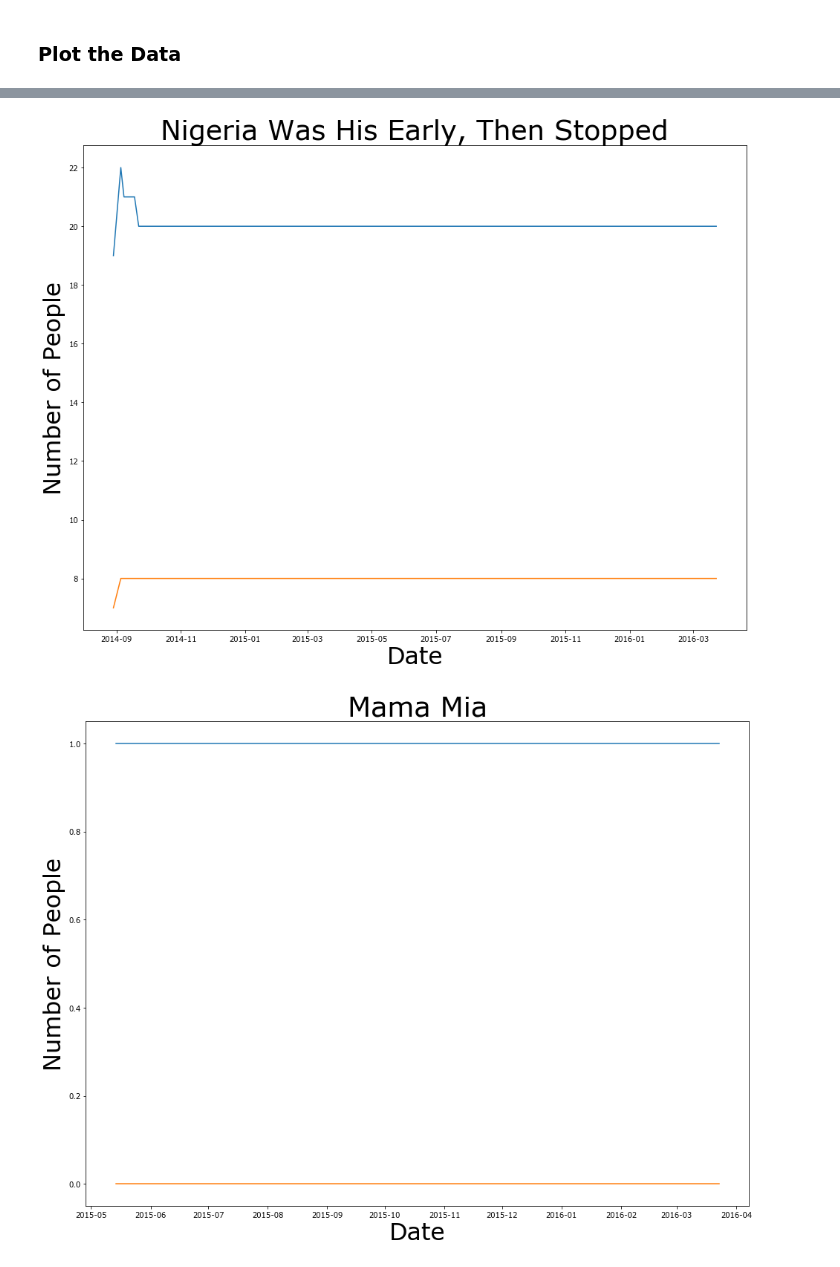
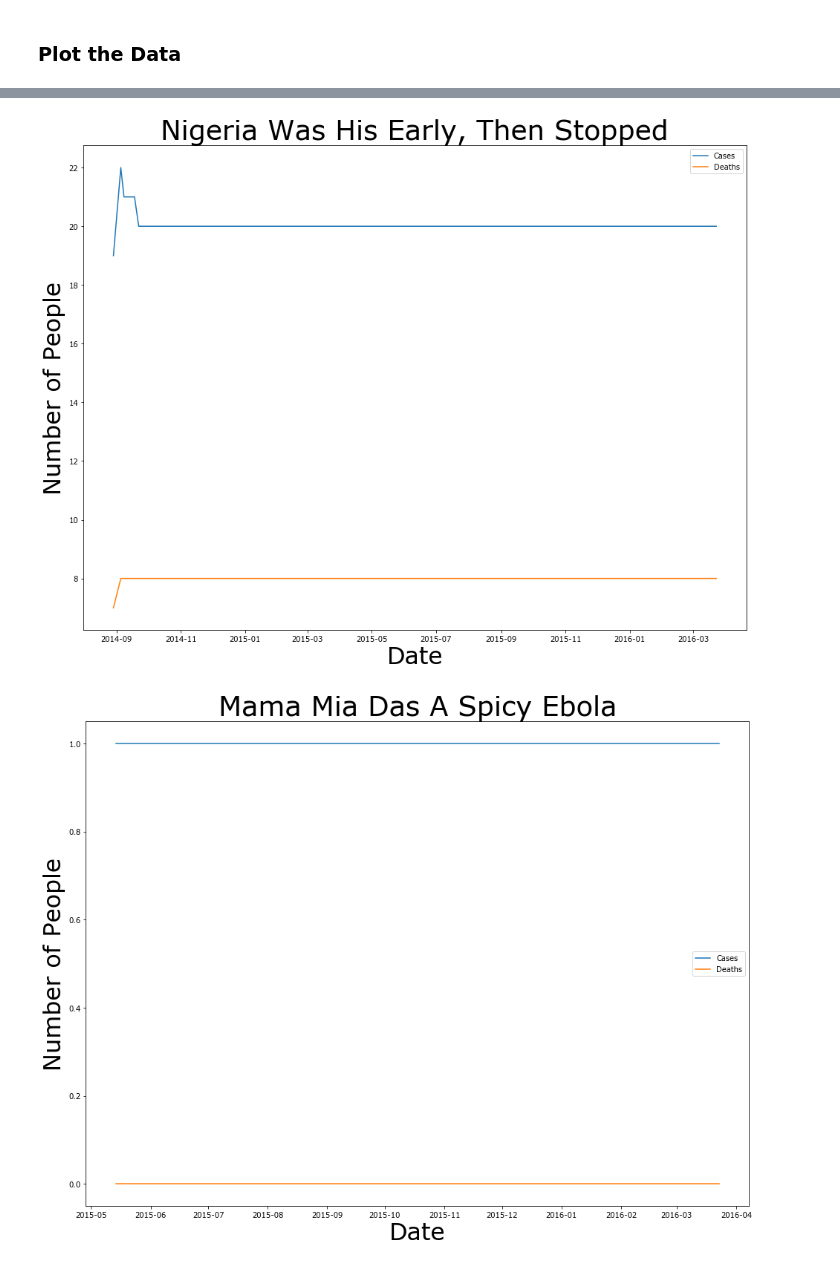
Before and after one commit to nmwhitehead/Ebola, a Jupyter notebook: Ebola.ipynb, the cells around one changed output, grey strips where cells are left out. Saved outputs shown, nothing was run; the diff lists cells and outputs as text; code cells hidden in the pictures.

Commit message:
made more graphs

```diff
--- a/Ebola.ipynb
+++ b/Ebola.ipynb
@@ -14,4 +14,4 @@ world_data['Date'] = pd.to_datetime(world_data['Date'])
 # %%
 # Let's add a column propable and suspected cases and deaths
 world_data['Unconfirmed Cases'] = world_data['No. of confirmed, probable and suspected cases'] - world_data['No. of confirmed cases']
-world_data['Unconfirmed Deaths']
+world_data['Unconfirmed Deaths'] = world_data['No. of confirmed, probable and suspected deaths'] - world_data['No. of confirmed, probable and suspected deaths']
@@ -74,8 +67,17 @@ def plot_all_cases_and_deaths(df, title):
     plt.title(title, fontsize=37)
     plt.xlabel('Date', fontsize=32)
     plt.ylabel('Number of People', fontsize=32)
-    plt.plot(df.index, df['No. of confirmed, probable and suspected cases'], label='ConCases')
+
+    plt.plot(df.index, df['No. of confirmed, probable and suspected cases'], label='Cases')
     plt.plot(df.index, df['No. of confirmed, probable and suspected deaths'], label='Deaths')
+
+#     plt.plot(df.index, df['No. of confirmed cases'], label='Confirmed Cases', color='blue')
+#     plt.plot(df.index, df['Unconfirmed Cases'], label='Suspected/Probable Cases', color='blue', linestyle='dashed')
+
+#     plt.plot(df.index, df['No. of confirmed deaths'], label='Confirmed Deaths', color='red')
+#     plt.plot(df.index, df['Unconfirmed Deaths'], label='Suspected/Probable Deaths', color='red', linestyle='dashed')
+
+    plt.legend()
 # %%
 # USA Plot
 plot_all_cases_and_deaths(usa_data, "Oh Right, This Didn't Effect the USA")
@@ -92,11 +94,11 @@ plot_all_cases_and_deaths(sierra_leone_data, 'Guess it Hit Sierra Leone Harder')
 # %%
 plot_all_cases_and_deaths(nigeria_data, 'Nigeria Was His Early, Then Stopped')
 # %% [output]
-[figure, old version]
+[figure, new version]
 # %%
-plot_all_cases_and_deaths(italy_data, 'Mama Mia')
+plot_all_cases_and_deaths(italy_data, 'Mama Mia Das A Spicy Ebola')
 # %% [output]
-[figure, old version]
+[figure, new version]
 # %%
 plot_all_cases_and_deaths(spain_data, 'No Comprende')
 # %% [output]
```
Also changed, not shown: parts of 15 cells of this notebook.
